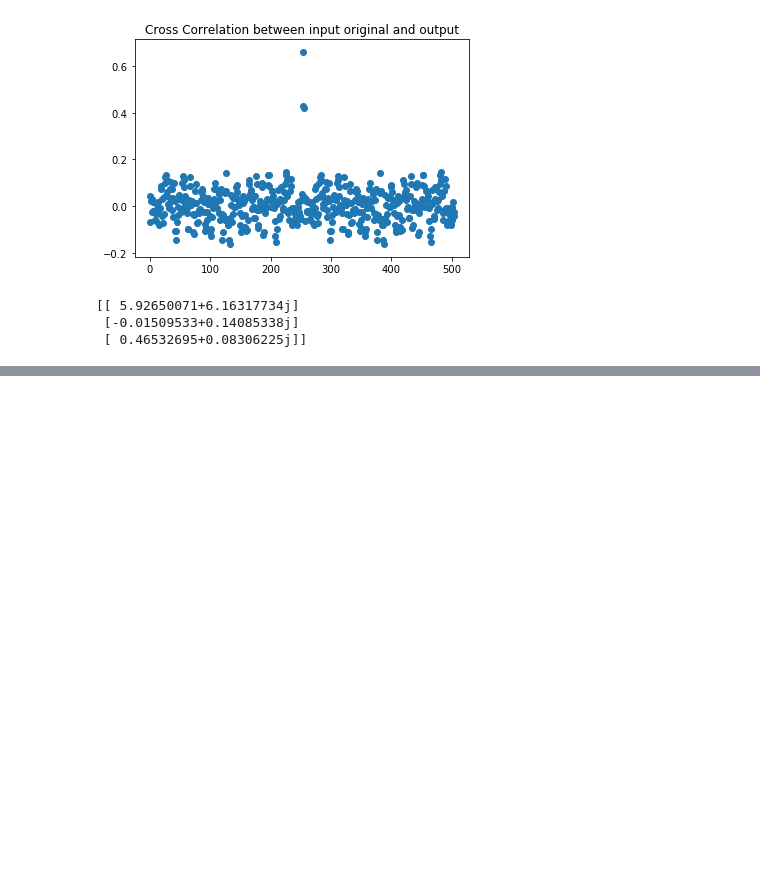
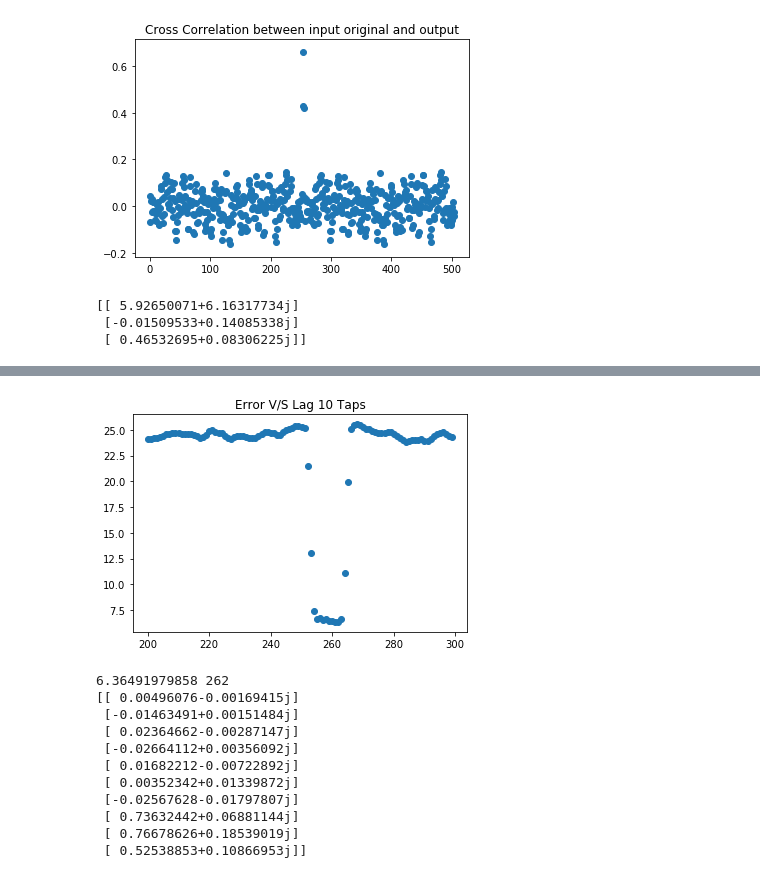
Before and after one commit to jain-nikunj/channel-estimation, a Jupyter notebook: correlation.ipynb, the cells around one changed output, grey strips where cells are left out. Cells and saved outputs as stored; diff of their text form; code cells hidden in the pictures; blank space fills up the shorter version.

```diff
--- a/correlation.ipynb
+++ b/correlation.ipynb
@@ -193,0 +219,30 @@ print(bestEstimator(inputMatrix, np.array(maxCorrOutput[:inputMatrix.shape[0]]).
+# %%
+inputMatrix = constructMatrix(complexIn, numTaps=10)
+taps, errors, lags = [], [], []
+for lag in range(200, 300):
+    ynew = np.array(complexOut[lag: lag + inputMatrix.shape[0]]).reshape((-1, 1))
+    tapsOld = bestEstimator(inputMatrix, ynew)
+    error = np.linalg.norm(inputMatrix.dot(tapsOld) - ynew)
+    taps.append(tapsOld)
+    errors.append(error)
+    lags.append(lag)
+
+i = np.argmin(errors)
+plt.scatter(lags, errors)
+plt.title("Error V/S Lag 10 Taps")
+plt.show()
+print(errors[i], lags[i])
+print(taps[i])
+# %% [output]
+[figure, added]
+6.36491979858 262
+[[ 0.00496076-0.00169415j]
+ [-0.01463491+0.00151484j]
+ [ 0.02364662-0.00287147j]
+ [-0.02664112+0.00356092j]
+ [ 0.01682212-0.00722892j]
+ [ 0.00352342+0.01339872j]
+ [-0.02567628-0.01797807j]
+ [ 0.73632442+0.06881144j]
+ [ 0.76678626+0.18539019j]
+ [ 0.52538853+0.10866953j]]
```
Also changed, not shown: parts of 3 cells of this notebook.
